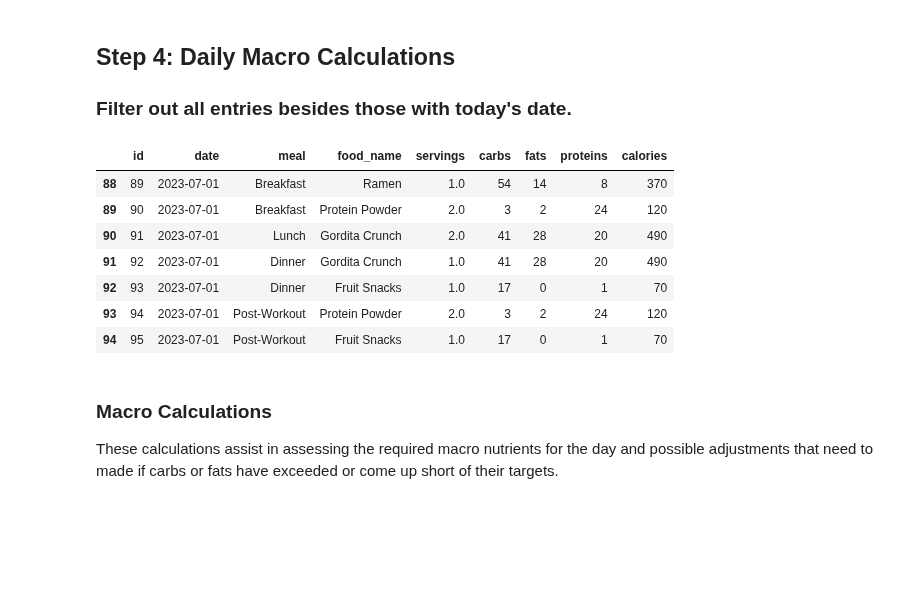
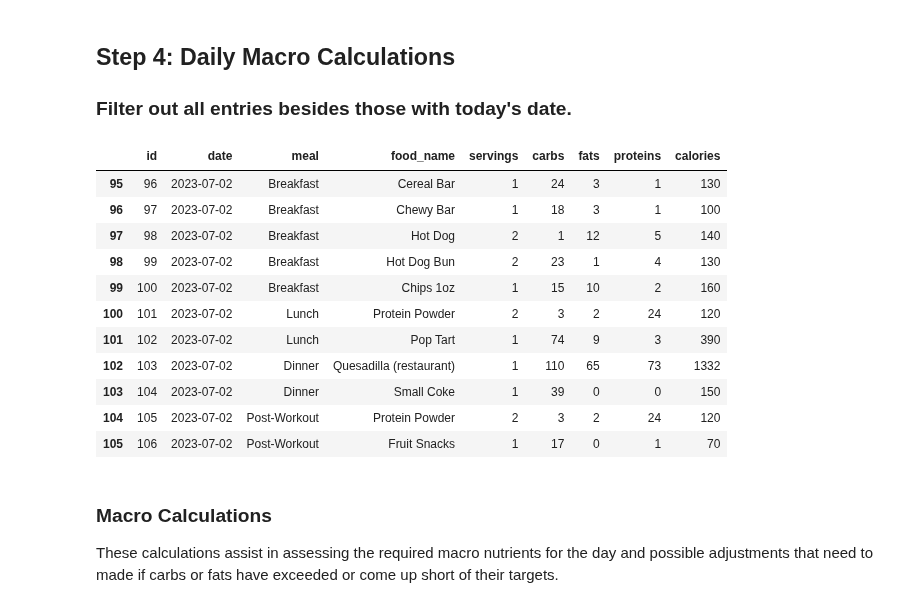
Before and after one commit to Artuk009/NewDIetAndExercise, a Jupyter notebook: Diet_Stuff/diet_(MySQL_Migration).ipynb, the cells around one changed output. Saved outputs shown, nothing was run; the diff lists cells and outputs as text; code cells hidden in the pictures; blank space fills up the shorter version.

```diff
--- a/Diet_Stuff/diet_(MySQL_Migration).ipynb
+++ b/Diet_Stuff/diet_(MySQL_Migration).ipynb
@@ -313,18 +312,24 @@ updated_foods.tail()
 ## Step 4: Daily Macro Calculations
 ### Filter out all entries besides those with today's date.
 # %%
+# FIXME: Fix timestamp comparison error
+
 # Sort entries by date
-today = updated_foods[updated_foods['date']==date]
+today = updated_foods[updated_foods['date']==pd.to_datetime(date)]
 today
 # %% [output]
 |  | id | date | meal | food_name | servings | carbs | fats | proteins | calories |
-| 88 | 89 | 2023-07-01 | Breakfast | Ramen | 1.0 | 54 | 14 | 8 | 370 |
-| 89 | 90 | 2023-07-01 | Breakfast | Protein Powder | 2.0 | 3 | 2 | 24 | 120 |
-| 90 | 91 | 2023-07-01 | Lunch | Gordita Crunch | 2.0 | 41 | 28 | 20 | 490 |
-| 91 | 92 | 2023-07-01 | Dinner | Gordita Crunch | 1.0 | 41 | 28 | 20 | 490 |
-| 92 | 93 | 2023-07-01 | Dinner | Fruit Snacks | 1.0 | 17 | 0 | 1 | 70 |
-| 93 | 94 | 2023-07-01 | Post-Workout | Protein Powder | 2.0 | 3 | 2 | 24 | 120 |
-| 94 | 95 | 2023-07-01 | Post-Workout | Fruit Snacks | 1.0 | 17 | 0 | 1 | 70 |
+| 95 | 96 | 2023-07-02 | Breakfast | Cereal Bar | 1 | 24 | 3 | 1 | 130 |
+| 96 | 97 | 2023-07-02 | Breakfast | Chewy Bar | 1 | 18 | 3 | 1 | 100 |
+| 97 | 98 | 2023-07-02 | Breakfast | Hot Dog | 2 | 1 | 12 | 5 | 140 |
+| 98 | 99 | 2023-07-02 | Breakfast | Hot Dog Bun | 2 | 23 | 1 | 4 | 130 |
+| 99 | 100 | 2023-07-02 | Breakfast | Chips 1oz | 1 | 15 | 10 | 2 | 160 |
+| 100 | 101 | 2023-07-02 | Lunch | Protein Powder | 2 | 3 | 2 | 24 | 120 |
+| 101 | 102 | 2023-07-02 | Lunch | Pop Tart | 1 | 74 | 9 | 3 | 390 |
+| 102 | 103 | 2023-07-02 | Dinner | Quesadilla (restaurant) | 1 | 110 | 65 | 73 | 1332 |
+| 103 | 104 | 2023-07-02 | Dinner | Small Coke | 1 | 39 | 0 | 0 | 150 |
+| 104 | 105 | 2023-07-02 | Post-Workout | Protein Powder | 2 | 3 | 2 | 24 | 120 |
+| 105 | 106 | 2023-07-02 | Post-Workout | Fruit Snacks | 1 | 17 | 0 | 1 | 70 |
 # %% [markdown]
 ### Macro Calculations
 These calculations assist in assessing the required macro nutrients for the day and possible adjustments
```
Also changed, not shown: parts of 14 cells of this notebook.
